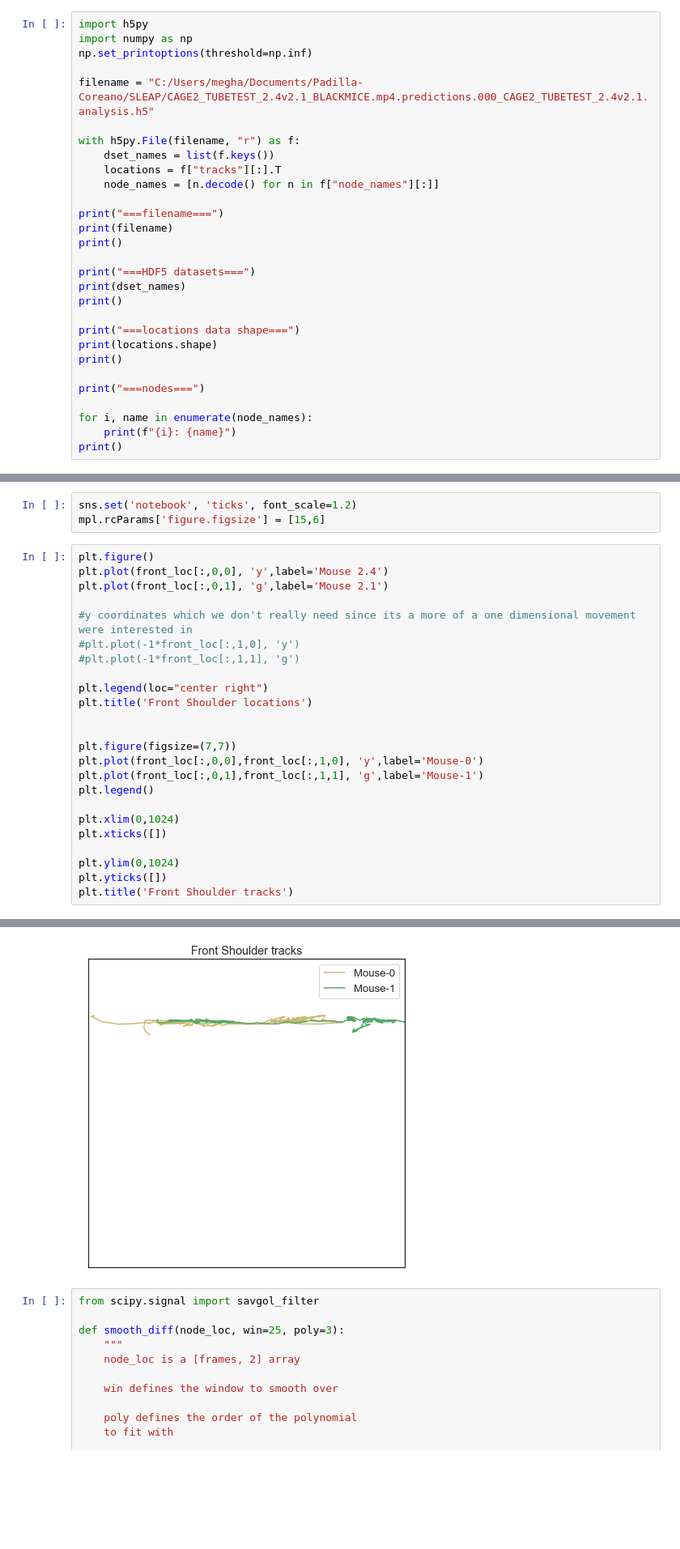
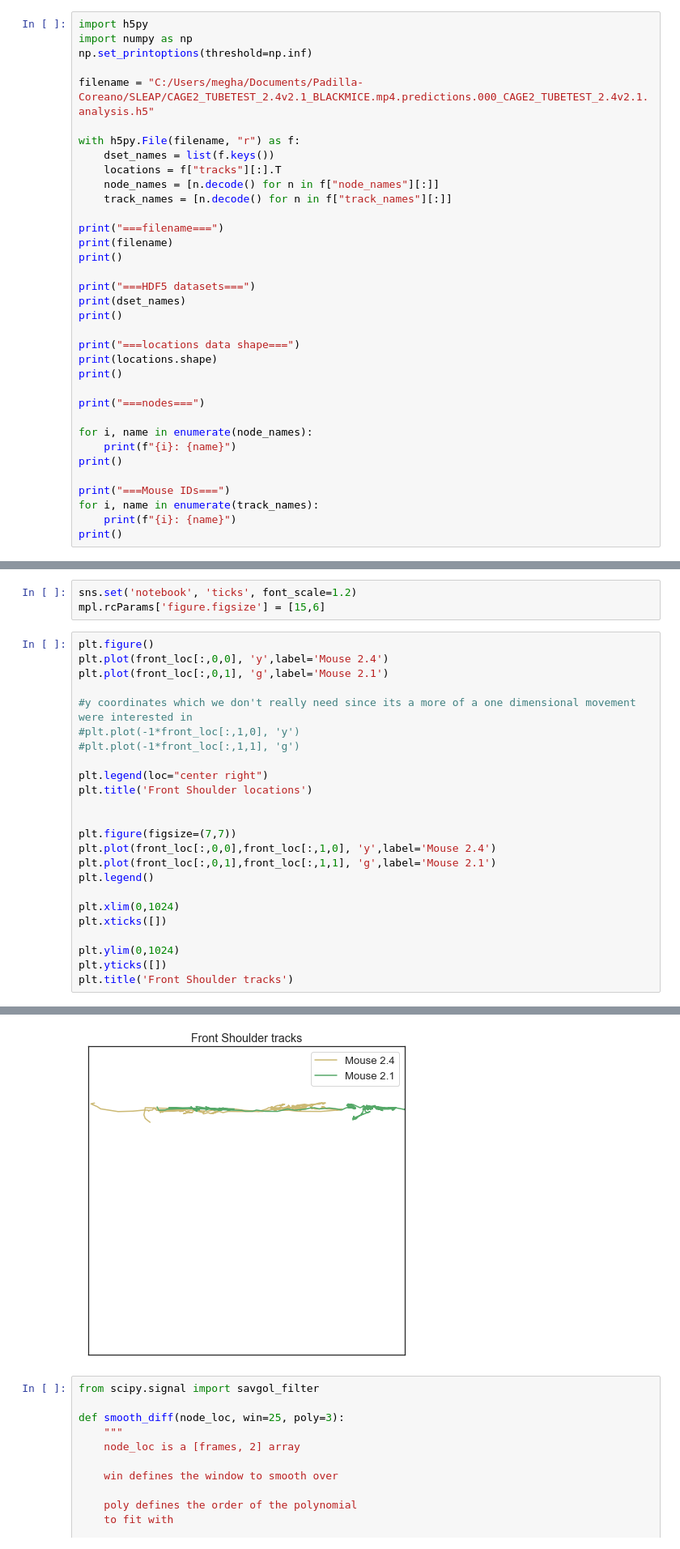
Before and after one commit to padillacoreanolab/SLEAP_workshop, a Jupyter notebook: tubetest_analysis.ipynb, the cells around one changed output, grey strips where cells are left out. Shown at 81% size. Saved outputs shown, nothing was run; the diff lists cells and outputs as text; blank space fills up the shorter version.

```diff
--- a/tubetest_analysis.ipynb
+++ b/tubetest_analysis.ipynb
@@ -13,6 +13,7 @@ with h5py.File(filename, "r") as f:
     dset_names = list(f.keys())
     locations = f["tracks"][:].T
     node_names = [n.decode() for n in f["node_names"][:]]
+    track_names = [n.decode() for n in f["track_names"][:]]
 
 print("===filename===")
 print(filename)
@@ -31,6 +32,11 @@ print("===nodes===")
 for i, name in enumerate(node_names):
     print(f"{i}: {name}")
 print()
+
+print("===Mouse IDs===")
+for i, name in enumerate(track_names):
+    print(f"{i}: {name}")
+print()
 # %% [output]
 ===filename===
 C:/Users/megha/Documents/Padilla-Coreano/SLEAP/CAGE2_TUBETEST_2.4v2.1_BLACKMICE.mp4.predictions.000_CAGE2_TUBETEST_2.4v2.1.analysis.h5
@@ -195,8 +184,8 @@ plt.title('Front Shoulder locations')
 
 
 plt.figure(figsize=(7,7))
-plt.plot(front_loc[:,0,0],front_loc[:,1,0], 'y',label='Mouse-0')
-plt.plot(front_loc[:,0,1],front_loc[:,1,1], 'g',label='Mouse-1')
+plt.plot(front_loc[:,0,0],front_loc[:,1,0], 'y',label='Mouse 2.4')
+plt.plot(front_loc[:,0,1],front_loc[:,1,1], 'g',label='Mouse 2.1')
 plt.legend()
 
 plt.xlim(0,1024)
@@ -211,4 +200,4 @@ Text(0.5, 1.0, 'Front Shoulder tracks')
-[figure, old version]
+[figure, new version]
 # %%
 from scipy.signal import savgol_filter
 
```
Also changed, not shown: parts of 8 cells of this notebook, 1 other file.
